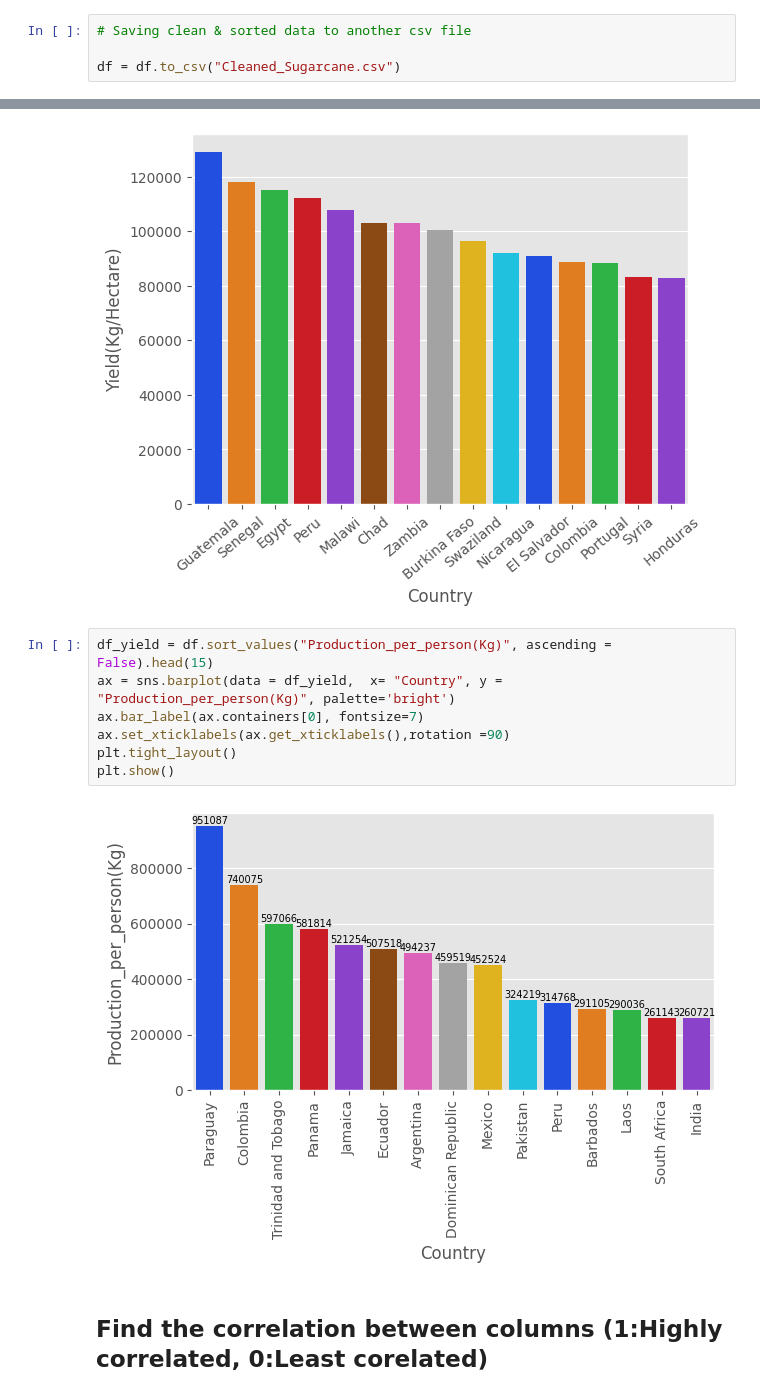
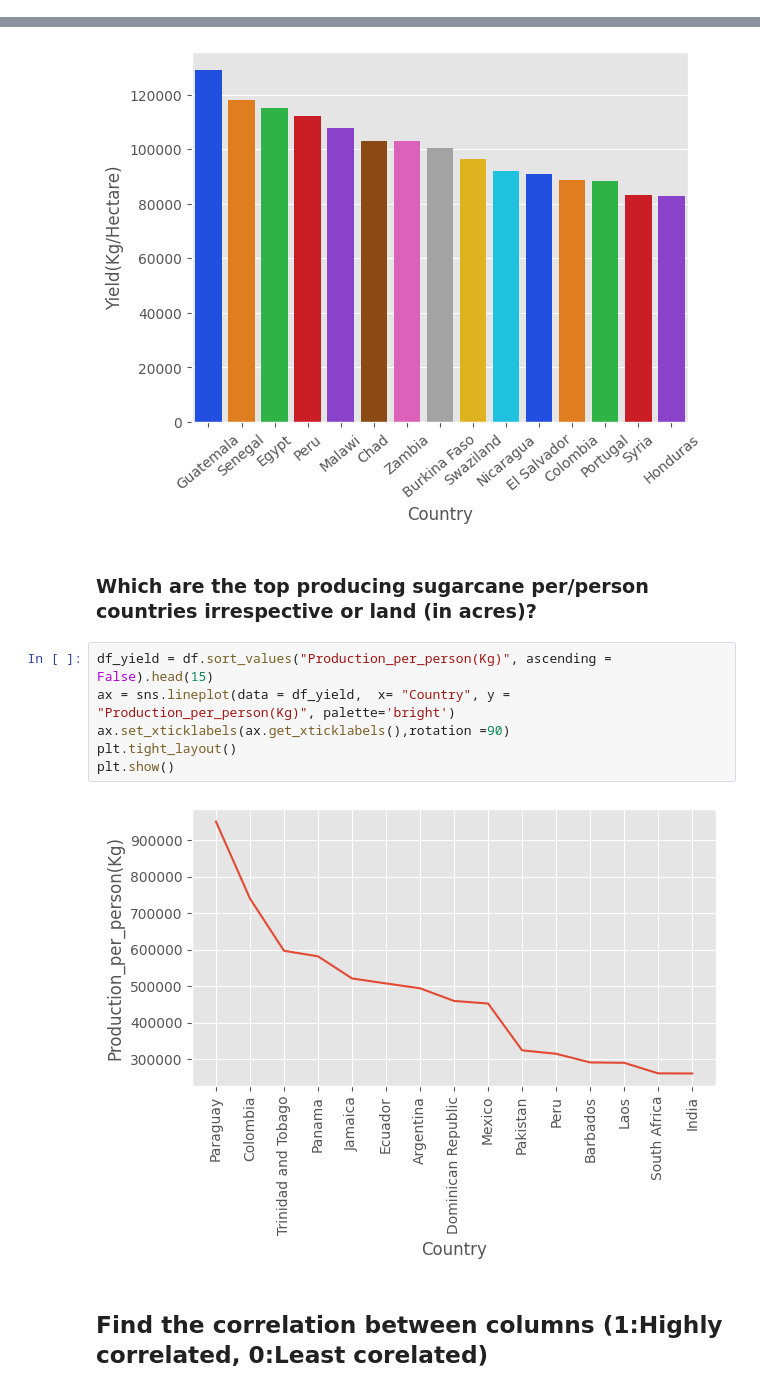
Before and after one commit to SPARTANX21/EDA-Sugarcane-Production-in-World, a Jupyter notebook: Project_Sugarcane.ipynb, the cells around one changed output, grey strips where cells are left out. Saved outputs shown, nothing was run; the diff lists cells and outputs as text.

```diff
--- a/Project_Sugarcane.ipynb
+++ b/Project_Sugarcane.ipynb
@@ -168,7 +168,3 @@ df.shape
 df.duplicated().sum()
 # %% [output]
 0
-# %%
-# Saving clean & sorted data to another csv file
-
-df = df.to_csv("Cleaned_Sugarcane.csv")
@@ -340,14 +350,15 @@ ax.set_xticklabels(ax.get_xticklabels(),rotation =40)
 plt.show()
 # %% [output]
 [figure]
+# %% [markdown]
+### **Which are the top producing sugarcane per/person countries irrespective or land (in acres)?**
 # %%
 df_yield = df.sort_values("Production_per_person(Kg)", ascending = False).head(15)
-ax = sns.barplot(data = df_yield,  x= "Country", y = "Production_per_person(Kg)", palette='bright')
-ax.bar_label(ax.containers[0], fontsize=7)
+ax = sns.lineplot(data = df_yield,  x= "Country", y = "Production_per_person(Kg)", palette='bright')
 ax.set_xticklabels(ax.get_xticklabels(),rotation =90)
 plt.tight_layout()
 plt.show()
 # %% [output]
-[figure, old version]
+[figure, new version]
 # %% [markdown]
 ## **Find the correlation between columns (1:Highly correlated, 0:Least corelated)**
```
Also changed, not shown: parts of 7 cells of this notebook.
